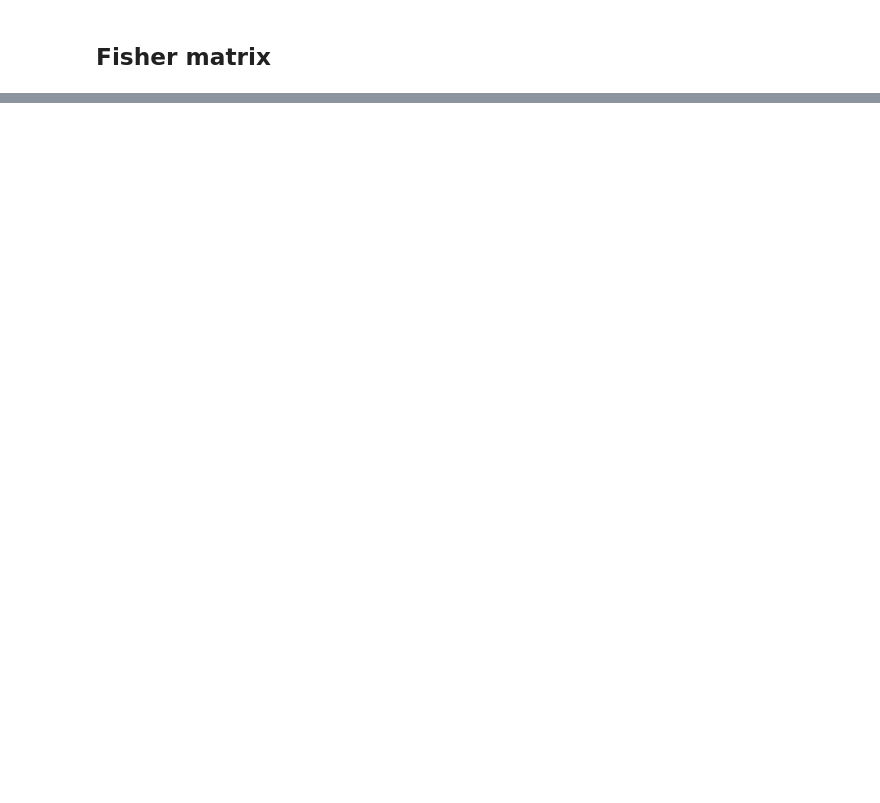
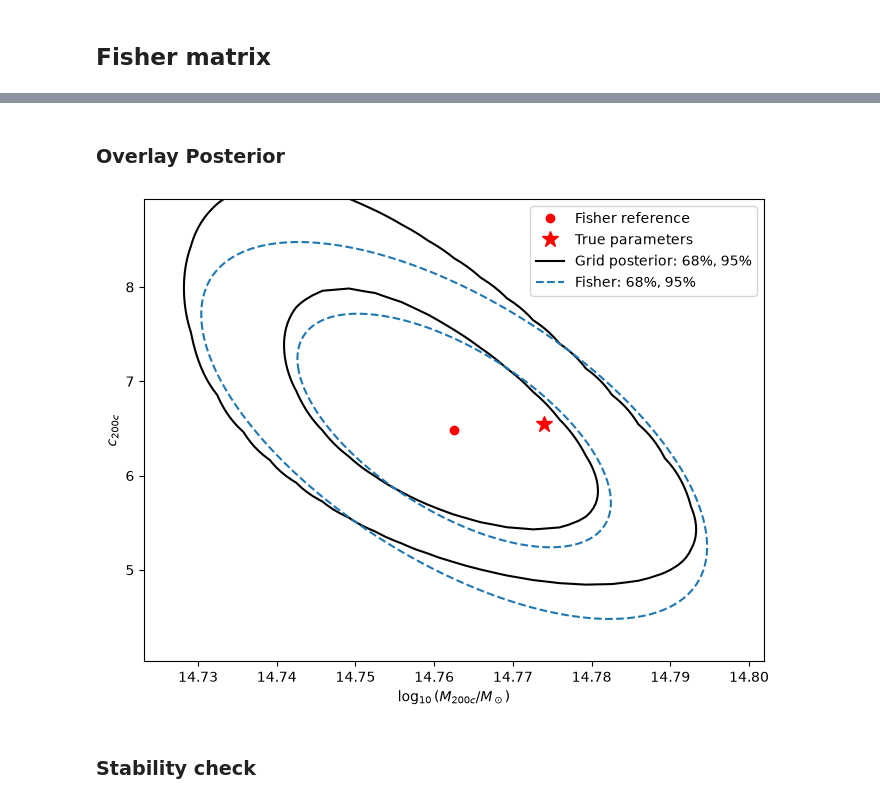
Before and after one commit to Arcobaleno-29/nfw-lensing-sbi, a Jupyter notebook: src/centred_shear_map.ipynb, the cells around one changed output, grey strips where cells are left out. Saved outputs shown, nothing was run; the diff lists cells and outputs as text; code cells hidden in the pictures; blank space fills up the shorter version.

```diff
--- a/src/centred_shear_map.ipynb
+++ b/src/centred_shear_map.ipynb
@@ -1211,0 +1235,45 @@ print("Relative Fisher change when halving steps:", relative_change)
+# %% [markdown]
+### Overlay Posterior
+# %%
+fig, ax = plt.subplots(figsize=(8, 6))
+
+# Grid posterior: levels are your posterior probability thresholds
+ax.contour(
+    posterior_mass_mesh,
+    posterior_c_mesh,
+    posterior,
+    levels=levels,
+    colors="black",
+)
+
+# Fisher: mass_mesh, concentration_mesh and Q use the fine Fisher grid
+ax.contour(
+    mass_mesh,
+    concentration_mesh,
+    Q,
+    levels=[2.30, 5.99],
+    colors="tab:blue",
+    linestyles="--",
+)
+
+ax.plot(*theta_ref, "ro", label="Fisher reference")
+ax.plot(*theta_true, "r*", markersize=12, label="True parameters")
+
+# Same displayed range as the full Fisher plot
+ax.set_xlim(mass_plot[0], mass_plot[-1])
+ax.set_ylim(concentration_plot[0], concentration_plot[-1])
+
+# Legend entries for the contour styles
+ax.plot([], [], "k-", label="Grid posterior: 68%, 95%")
+ax.plot([], [], "--", color="tab:blue", label="Fisher: 68%, 95%")
+
+ax.set(
+    xlabel=r"$\log_{10}(M_{200c}/M_\odot)$",
+    ylabel=r"$c_{200c}$",
+)
+ax.legend()
+plt.show()
+# %% [output]
+[figure, added]
+# %% [markdown]
+### Stability check
```
Also changed, not shown: parts of 11 cells of this notebook.
